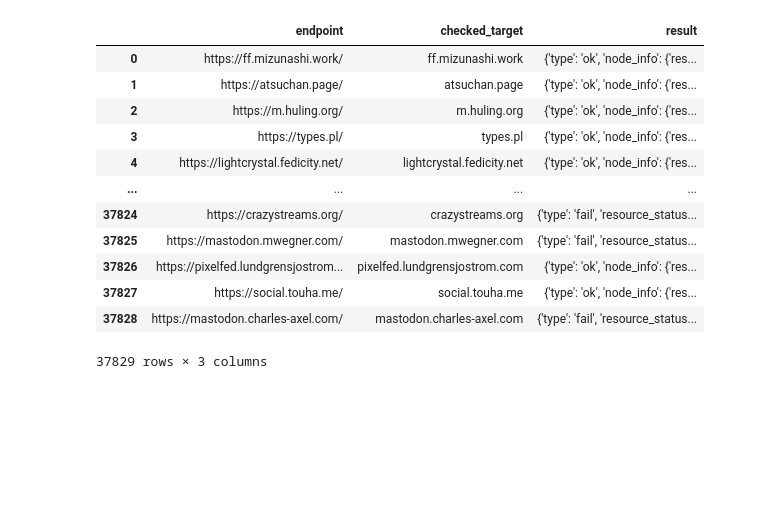
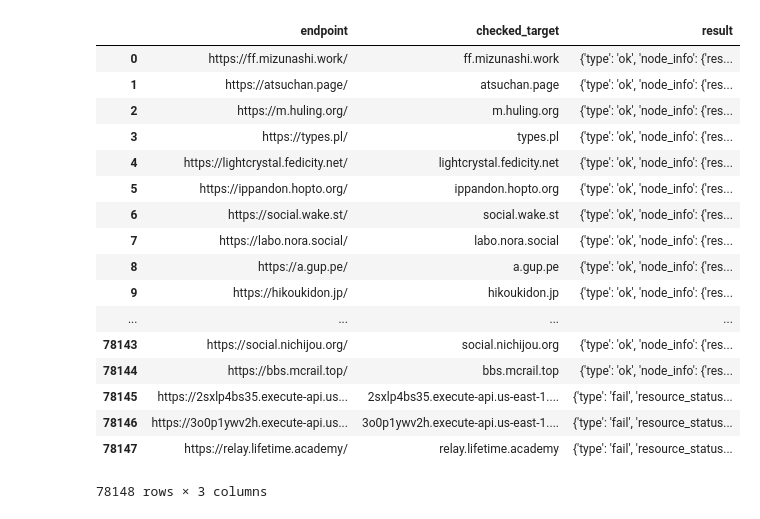
Before and after one commit to mizunashi-mana/fediverse-stats, a Jupyter notebook: notebook/fediverse-stats.ipynb, the cells around one changed output. Drawn from its saved outputs; the diff is of its cells as text; code cells hidden in the pictures; blank space fills up the shorter version.

```diff
--- a/notebook/fediverse-stats.ipynb
+++ b/notebook/fediverse-stats.ipynb
@@ -2,23 +2,30 @@
 import pandas as pd
 import matplotlib.pyplot as plt
 import re
+
+pd.set_option("display.min_rows", 20)
 # %%
-main_df = pd.read_json('../a-fediverse-stats.txt', orient='records', lines=True)
+main_df = pd.read_json('../fediverse-stats.txt', orient='records', lines=True)
 main_df
 # %% [output]
 |  | endpoint | checked_target | result |
 | 0 | https://ff.mizunashi.work/ | ff.mizunashi.work | {'type': 'ok', 'node_info': {'res... |
 | 1 | https://atsuchan.page/ | atsuchan.page | {'type': 'ok', 'node_info': {'res... |
 | 2 | https://m.huling.org/ | m.huling.org | {'type': 'ok', 'node_info': {'res... |
 | 3 | https://types.pl/ | types.pl | {'type': 'ok', 'node_info': {'res... |
 | 4 | https://lightcrystal.fedicity.net/ | lightcrystal.fedicity.net | {'type': 'ok', 'node_info': {'res... |
+| 5 | https://ippandon.hopto.org/ | ippandon.hopto.org | {'type': 'ok', 'node_info': {'res... |
+| 6 | https://social.wake.st/ | social.wake.st | {'type': 'ok', 'node_info': {'res... |
+| 7 | https://labo.nora.social/ | labo.nora.social | {'type': 'ok', 'node_info': {'res... |
+| 8 | https://a.gup.pe/ | a.gup.pe | {'type': 'ok', 'node_info': {'res... |
+| 9 | https://hikoukidon.jp/ | hikoukidon.jp | {'type': 'ok', 'node_info': {'res... |
 | ... | ... | ... | ... |
-| 37824 | https://crazystreams.org/ | crazystreams.org | {'type': 'fail', 'resource_status... |
-| 37825 | https://mastodon.mwegner.com/ | mastodon.mwegner.com | {'type': 'fail', 'resource_status... |
-| 37826 | https://pixelfed.lundgrensjostrom... | pixelfed.lundgrensjostrom.com | {'type': 'ok', 'node_info': {'res... |
-| 37827 | https://social.touha.me/ | social.touha.me | {'type': 'ok', 'node_info': {'res... |
-| 37828 | https://mastodon.charles-axel.com/ | mastodon.charles-axel.com | {'type': 'fail', 'resource_status... |
+| 78143 | https://social.nichijou.org/ | social.nichijou.org | {'type': 'ok', 'node_info': {'res... |
+| 78144 | https://bbs.mcrail.top/ | bbs.mcrail.top | {'type': 'ok', 'node_info': {'res... |
+| 78145 | https://2sxlp4bs35.execute-api.us... | 2sxlp4bs35.execute-api.us-east-1.... | {'type': 'fail', 'resource_status... |
+| 78146 | https://3o0p1ywv2h.execute-api.us... | 3o0p1ywv2h.execute-api.us-east-1.... | {'type': 'fail', 'resource_status... |
+| 78147 | https://relay.lifetime.academy/ | relay.lifetime.academy | {'type': 'fail', 'resource_status... |
-37829 rows × 3 columns
+78148 rows × 3 columns
 # %%
 result_df = pd.json_normalize(main_df['result'])
 result_df
```
Also changed, not shown: parts of 20 cells of this notebook, 2 other files.
